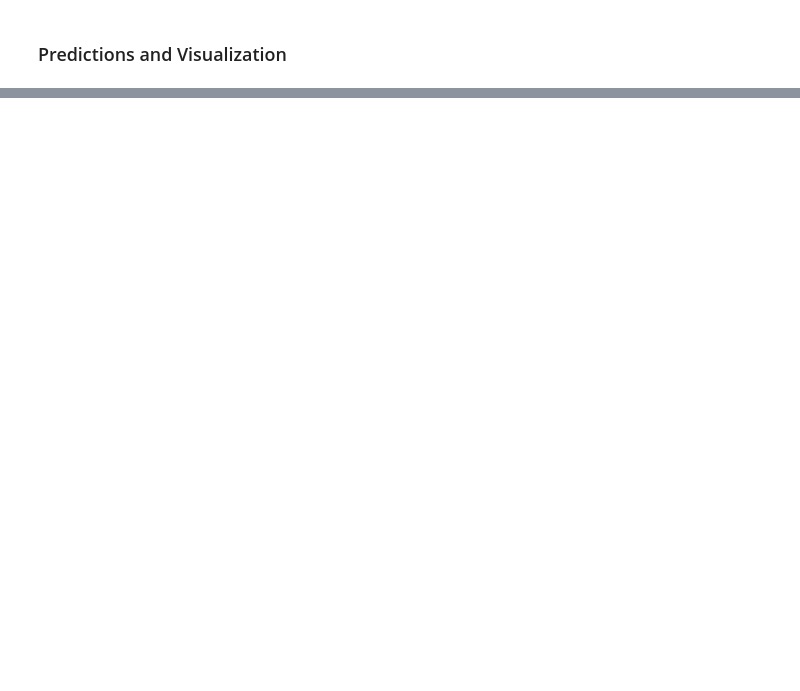
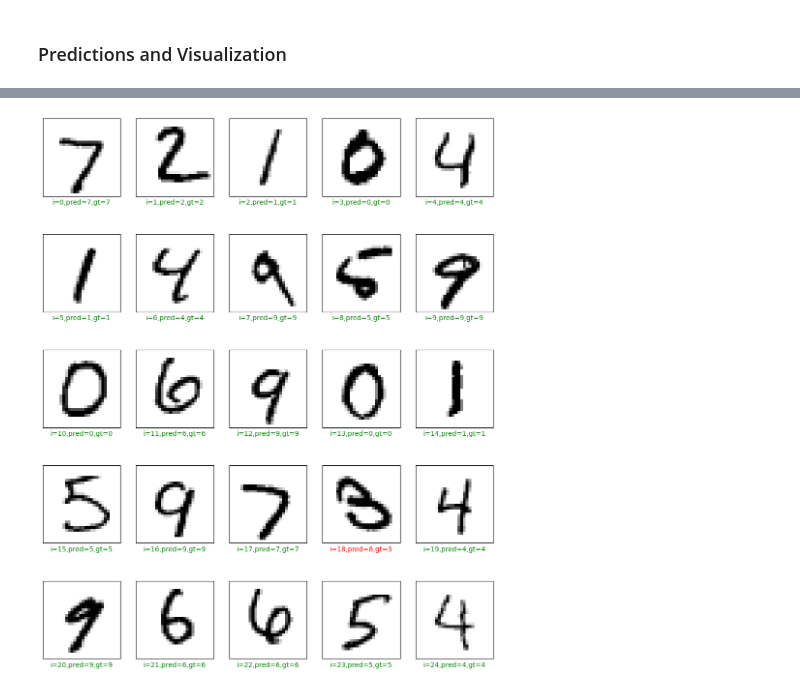
Before and after one commit to krishnanshh/Image-Classification-using-TensorFlow, a Jupyter notebook: main.ipynb, the cells around one changed output, grey strips where cells are left out. Drawn from its saved outputs; the diff is of its cells as text; code cells hidden in the pictures; blank space fills up the shorter version.

```diff
--- a/main.ipynb
+++ b/main.ipynb
@@ -139,3 +139,5 @@ Model: "sequential"
  Non-trainable params: 0 (0.00 B)
 # %% [markdown]
 ### Model Training & Evaluation
+# %%
+model.fit(x_train_normalized,y_train_encoded,epochs=10)
@@ -143,0 +174,2 @@ Model: "sequential"
+# %%
+y_pred = model.predict(x__test_normalized)
@@ -143,0 +178,22 @@ Model: "sequential"
+# %%
+plt.figure(figsize=(12,15))
+start_index=0
+
+for i in range(25):
+    plt.subplot(5,5,i+1)
+    plt.xticks([])
+    plt.yticks([])
+    plt.grid(False)
+
+    pred = np.argmax(y_pred[start_index+i])
+    gt = y_test[start_index+i]
+
+    col='g'
+    if pred !=gt:
+        col='r'
+
+    plt.xlabel('i={},pred={},gt={}'.format(start_index+i,pred,gt),color=col)
+    plt.imshow(x_test[start_index+i],cmap='binary')
+plt.show()
+# %% [output]
+[figure, added]
```
Also changed, not shown: parts of 5 cells of this notebook.
